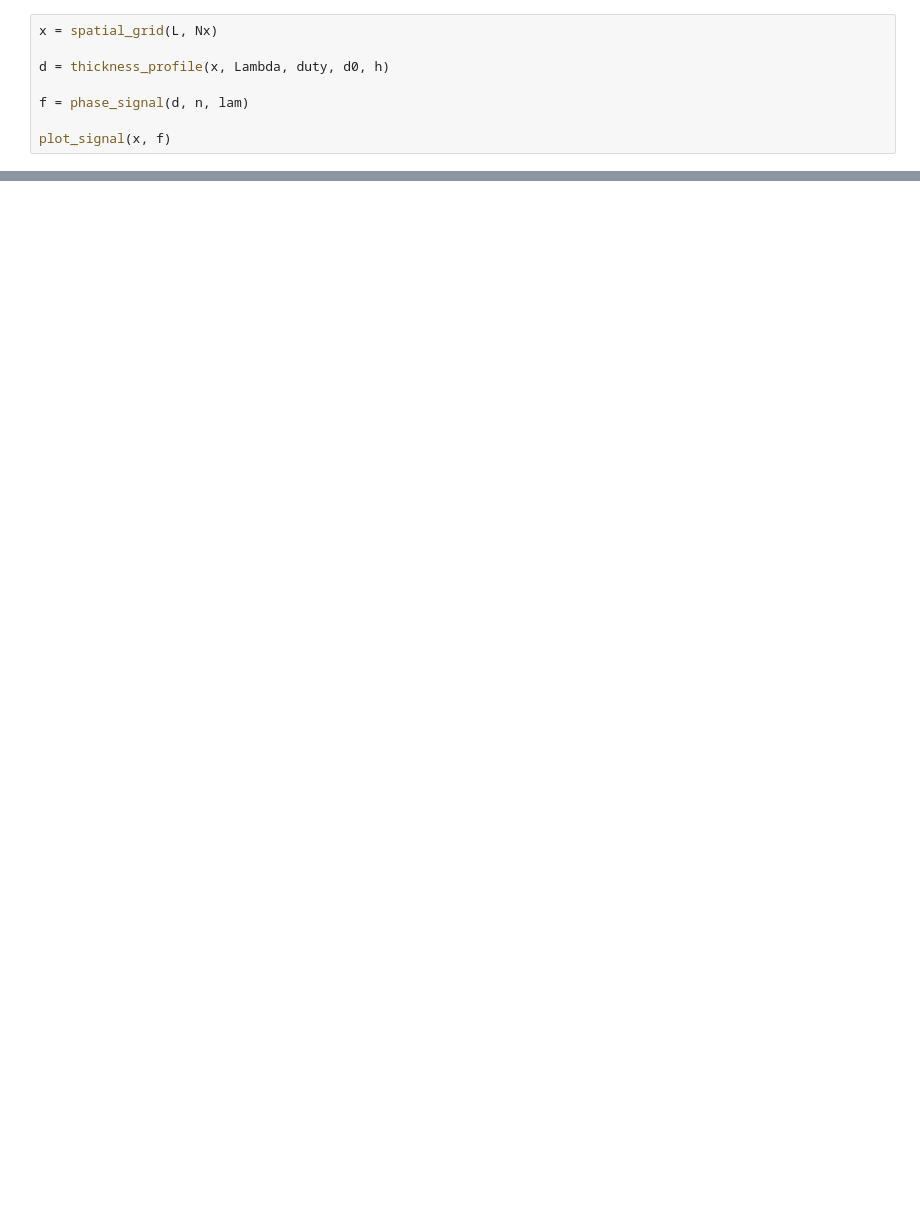
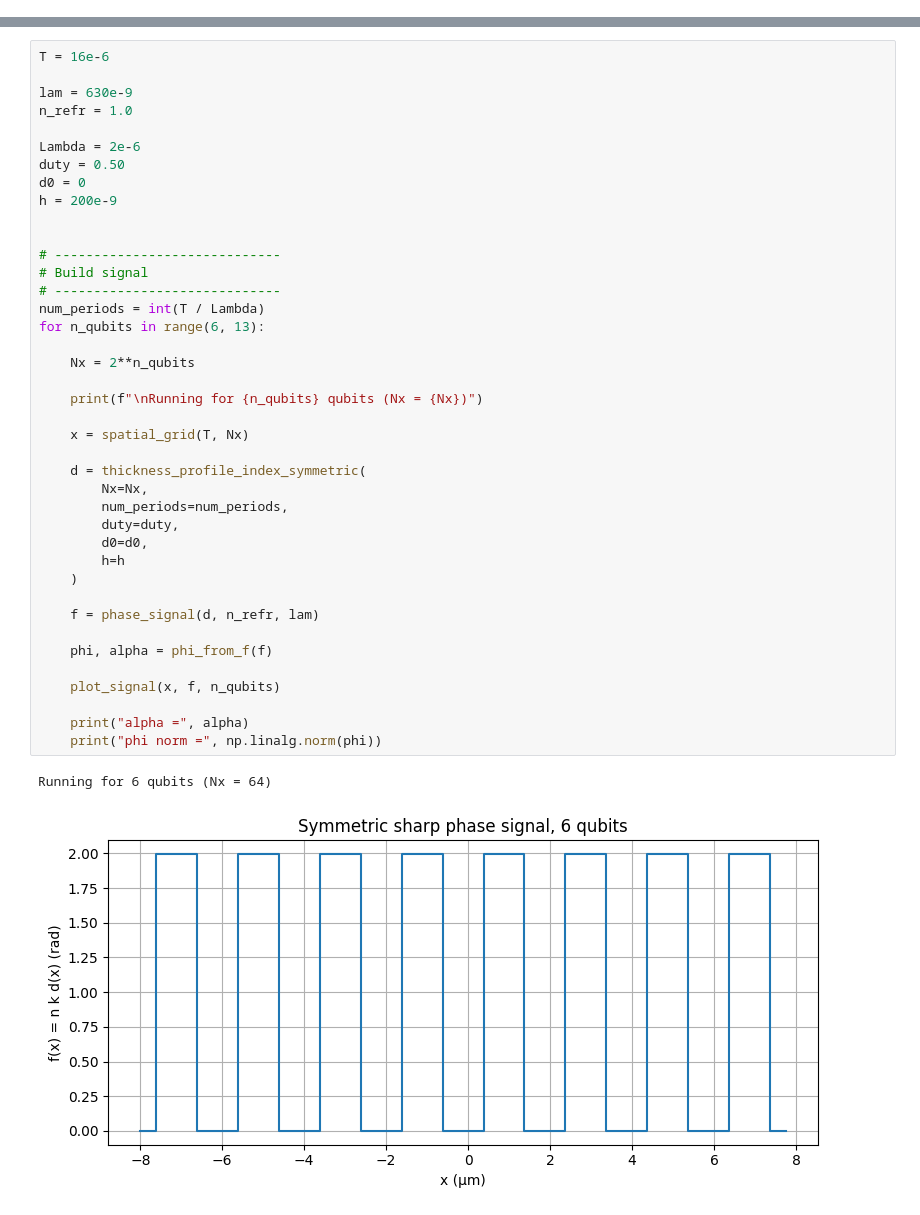
Before and after one commit to aizzen3/QCproject2, a Jupyter notebook: trial.ipynb, the cells around one changed output, grey strips where cells are left out. Cells and saved outputs as stored; diff of their text form; blank space fills up the shorter version.

```diff
--- a/trial.ipynb
+++ b/trial.ipynb
@@ -46,8 +47,0 @@ h = 200e-9
-# %%
-x = spatial_grid(L, Nx)
-
-d = thickness_profile(x, Lambda, duty, d0, h)
-
-f = phase_signal(d, n, lam)
-
-plot_signal(x, f)
@@ -295,0 +48,43 @@ L =  6, Fidelity = 0.99900292
+# %%
+T = 16e-6
+
+lam = 630e-9
+n_refr = 1.0
+
+Lambda = 2e-6
+duty = 0.50
+d0 = 0
+h = 200e-9
+
+
+# -----------------------------
+# Build signal
+# -----------------------------
+num_periods = int(T / Lambda)
+for n_qubits in range(6, 13):
+
+    Nx = 2**n_qubits
+
+    print(f"\nRunning for {n_qubits} qubits (Nx = {Nx})")
+
+    x = spatial_grid(T, Nx)
+
+    d = thickness_profile_index_symmetric(
+        Nx=Nx,
+        num_periods=num_periods,
+        duty=duty,
+        d0=d0,
+        h=h
+    )
+
+    f = phase_signal(d, n_refr, lam)
+
+    phi, alpha = phi_from_f(f)
+
+    plot_signal(x, f, n_qubits)
+
+    print("alpha =", alpha)
+    print("phi norm =", np.linalg.norm(phi))
+# %% [output]
+Running for 6 qubits (Nx = 64)
+[figure, added]
```
Also changed, not shown: parts of 12 cells of this notebook, 17 other files.
